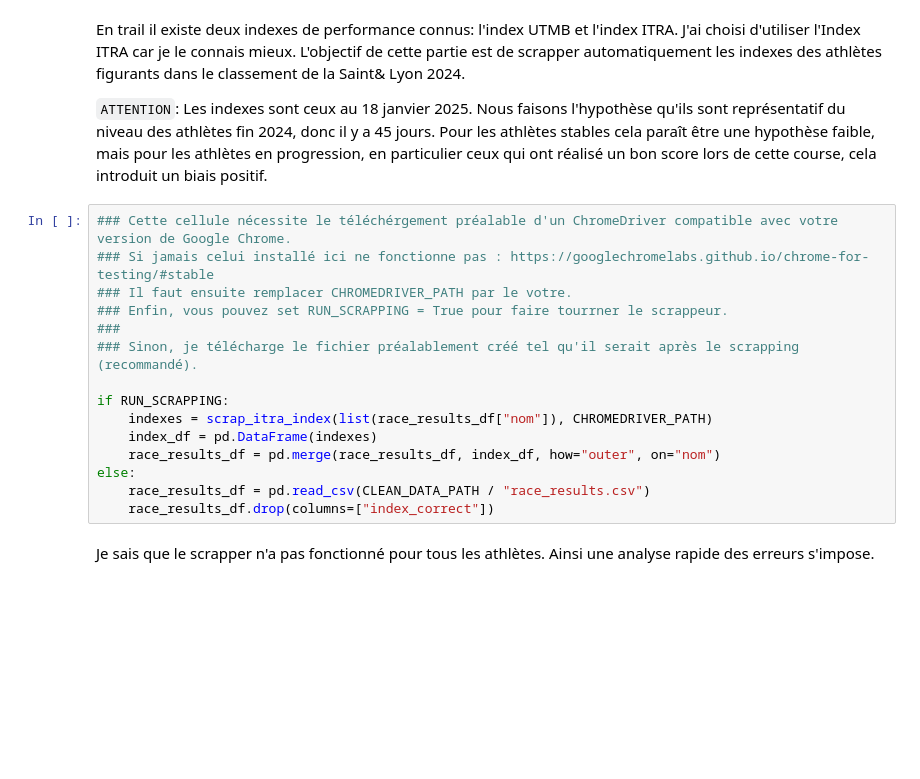
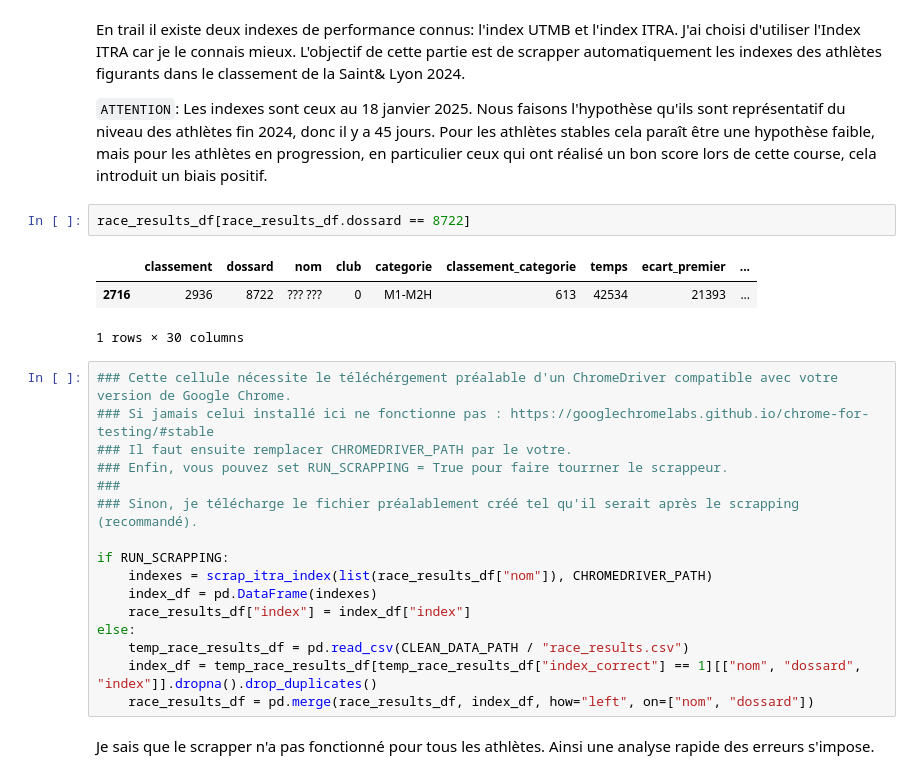
Before and after one commit to tanguy0/saintelyon-2024, a Jupyter notebook: notebooks/01_data.ipynb, the cells around one changed output. Cells and saved outputs as stored; diff of their text form; blank space fills up the shorter version.

```diff
--- a/notebooks/01_data.ipynb
+++ b/notebooks/01_data.ipynb
@@ -173,6 +180,12 @@ if VERBOSE:
 En trail il existe deux indexes de performance connus: l'index UTMB et l'index ITRA. J'ai choisi d'utiliser l'Index ITRA car je le connais mieux. L'objectif de cette partie est de scrapper automatiquement les indexes des athlètes figurants dans le classement de la Saint& Lyon 2024.
 
 `ATTENTION`: Les indexes sont ceux au 18 janvier 2025. Nous faisons l'hypothèse qu'ils sont représentatif du niveau des athlètes fin 2024, donc il y a 45 jours. Pour les athlètes stables cela paraît être une hypothèse faible, mais pour les athlètes en progression, en particulier ceux qui ont réalisé un bon score lors de cette course, cela introduit un biais positif.
+# %%
+race_results_df[race_results_df.dossard == 8722]
+# %% [output]
+|  | classement | dossard | nom | club | categorie | classement_categorie | temps | ecart_premier | ... |
+| 2716 | 2936 | 8722 | ??? ??? | 0 | M1-M2H | 613 | 42534 | 21393 | ... |
+1 rows × 30 columns
 # %%
 ### Cette cellule nécessite le téléchérgement préalable d'un ChromeDriver compatible avec votre version de Google Chrome.
 ### Si jamais celui installé ici ne fonctionne pas : https://googlechromelabs.github.io/chrome-for-testing/#stable
@@ -184,10 +197,11 @@ En trail il existe deux indexes de performance connus: l'index UTMB et l'index I
 if RUN_SCRAPPING:
     indexes = scrap_itra_index(list(race_results_df["nom"]), CHROMEDRIVER_PATH)
     index_df = pd.DataFrame(indexes)
-    race_results_df = pd.merge(race_results_df, index_df, how="outer", on="nom")
+    race_results_df["index"] = index_df["index"]
 else:
-    race_results_df = pd.read_csv(CLEAN_DATA_PATH / "race_results.csv")
-    race_results_df.drop(columns=["index_correct"])
+    temp_race_results_df = pd.read_csv(CLEAN_DATA_PATH / "race_results.csv")
+    index_df = temp_race_results_df[temp_race_results_df["index_correct"] == 1][["nom", "dossard", "index"]].dropna().drop_duplicates()
+    race_results_df = pd.merge(race_results_df, index_df, how="left", on=["nom", "dossard"])
 # %% [markdown]
 Je sais que le scrapper n'a pas fonctionné pour tous les athlètes. Ainsi une analyse rapide des erreurs s'impose.
 # %%
```
Also changed, not shown: parts of 20 cells of this notebook, 13 other files.
